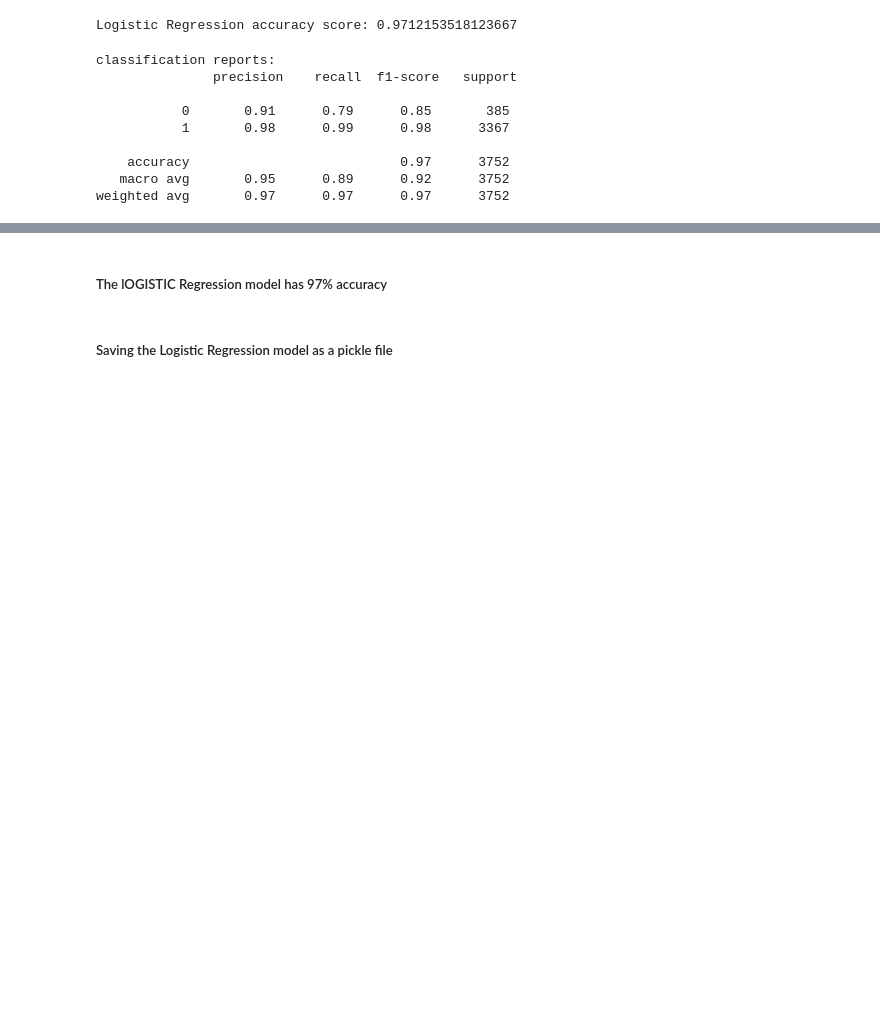
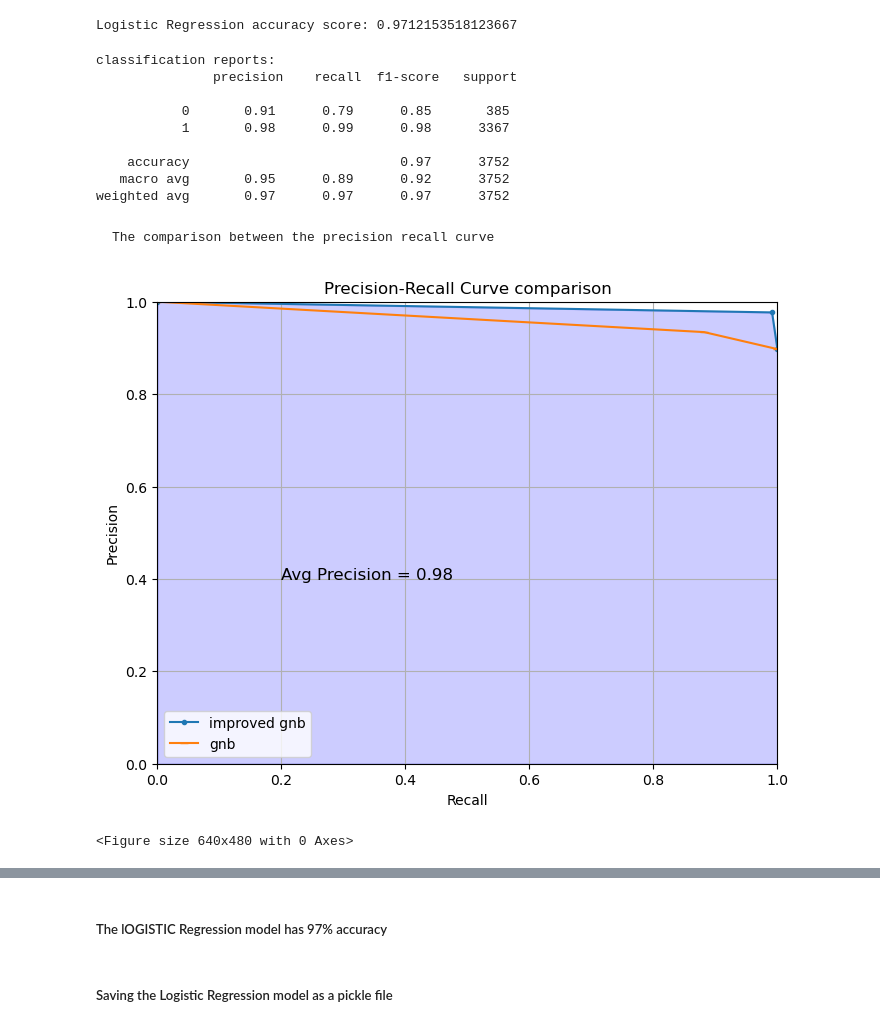
Before and after one commit to Taoheed-O/MachineLearningTweetClassifier, a Jupyter notebook: tweet_bully.ipynb, the cells around one changed output, grey strips where cells are left out. Saved outputs shown, nothing was run; the diff lists cells and outputs as text; code cells hidden in the pictures; blank space fills up the shorter version.

```diff
--- a/tweet_bully.ipynb
+++ b/tweet_bully.ipynb
@@ -390,3 +424,37 @@ classification reports:
     accuracy                           0.97      3752
    macro avg       0.95      0.89      0.92      3752
 weighted avg       0.97      0.97      0.97      3752
+# %% [markdown]
+    The comparison between the precision recall curve
+# %%
+import matplotlib.pyplot as plt
+from sklearn.metrics import precision_recall_curve, average_precision_score
+
+# Replace these with your actual predicted probabilities and true labels
+# predicted_probs should be a 1D array of predicted probabilities for the positive class
+# true_labels should be a 1D array of true labels (0 for negative class, 1 for positive class)
+# Calculate precision-recall pairs and average precision score
+precision_lr, recall_lr, thresholds_lr = precision_recall_curve(y_test, y_pred_lr)
+avg_precision_lr = average_precision_score(y_test, y_pred_lr)
+
+precision_gnb, recall_gnb, thresholds_gnb = precision_recall_curve(y_test, y_pred_gnb)
+avg_precision_gnb = average_precision_score(y_test, y_pred_gnb)
+
+# Plot the precision-recall graph
+plt.figure(figsize=(8, 6))
+plt.plot(recall_lr, precision_lr, marker='.', label='improved gnb')
+plt.plot(recall_gnb, precision_gnb, marker='_', label='gnb')
+plt.xlabel('Recall')
+plt.ylabel('Precision')
+plt.title('Precision-Recall Curve comparison')
+plt.grid(True)
+plt.xlim([0.0, 1.0])
+plt.ylim([0.0, 1.0])
+plt.fill_between(recall, precision, alpha=0.2, color='b')
+plt.text(0.2, 0.4, f'Avg Precision = {avg_precision:.2f}', fontsize=12)
+plt.legend()
+plt.show()
+plt.savefig('precision_recall_graph.jpg')
+# %% [output]
+[figure, added]
+<Figure size 640x480 with 0 Axes>
```
Also changed, not shown: parts of 13 cells of this notebook.
